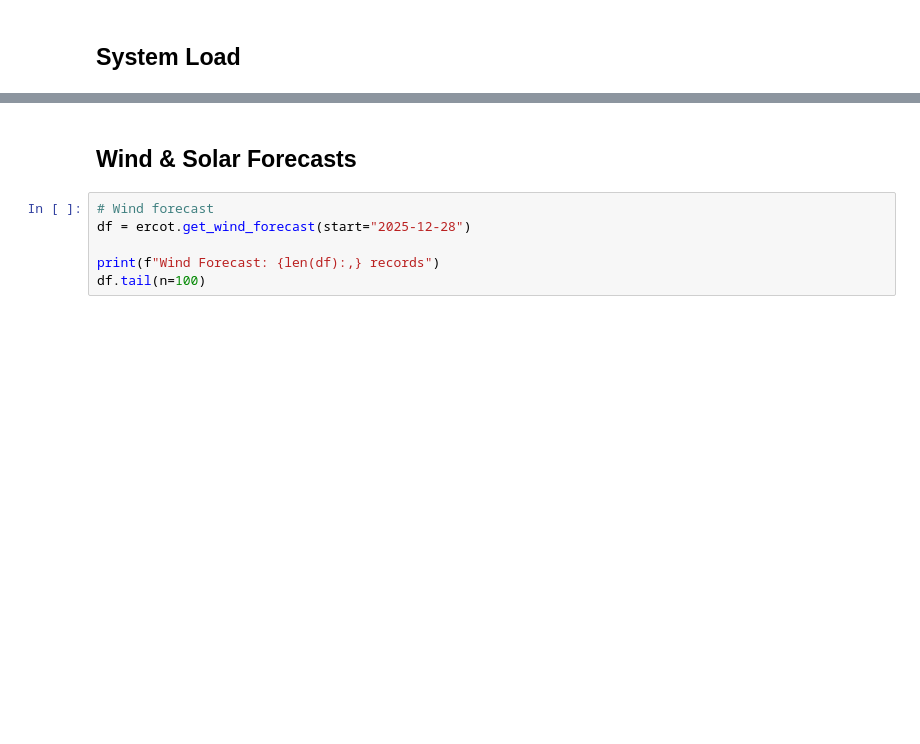
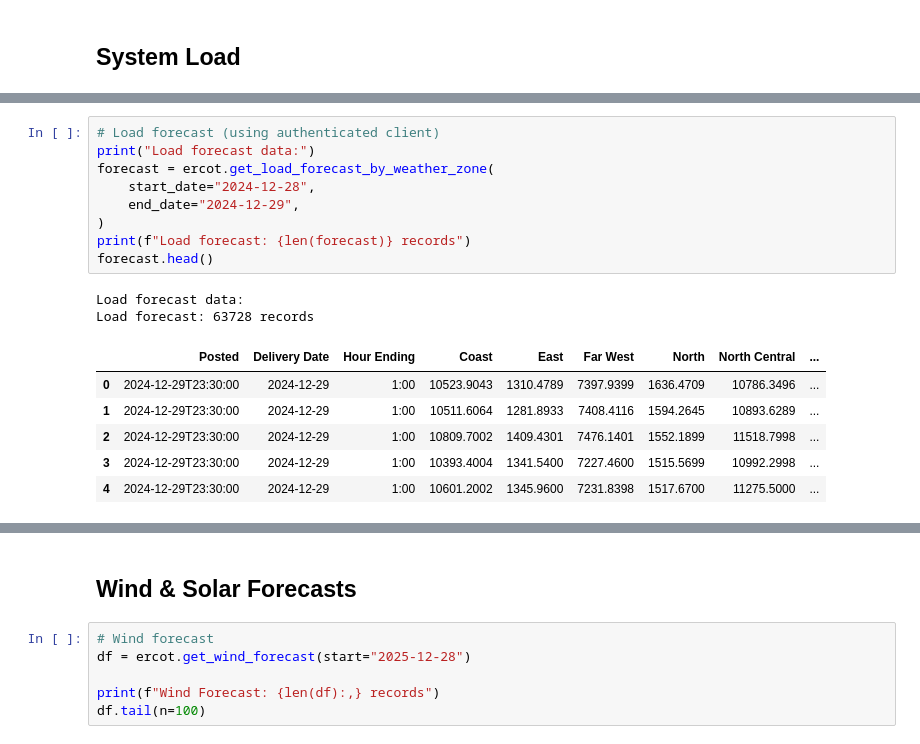
Before and after one commit to kvkenyon/tinygrid, a Jupyter notebook: examples/ercot_demo.ipynb, the cells around one changed output, grey strips where cells are left out. Drawn from its saved outputs; the diff is of its cells as text; blank space fills up the shorter version.

```diff
--- a/examples/ercot_demo.ipynb
+++ b/examples/ercot_demo.ipynb
@@ -287,0 +375,18 @@ DAM Shadow Prices: 730 records
+# %%
+# Load forecast (using authenticated client)
+print("Load forecast data:")
+forecast = ercot.get_load_forecast_by_weather_zone(
+    start_date="2024-12-28",
+    end_date="2024-12-29",
+)
+print(f"Load forecast: {len(forecast)} records")
+forecast.head()
+# %% [output]
+Load forecast data:
+Load forecast: 63728 records
+|  | Posted | Delivery Date | Hour Ending | Coast | East | Far West | North | North Central | ... |
+| 0 | 2024-12-29T23:30:00 | 2024-12-29 | 1:00 | 10523.9043 | 1310.4789 | 7397.9399 | 1636.4709 | 10786.3496 | ... |
+| 1 | 2024-12-29T23:30:00 | 2024-12-29 | 1:00 | 10511.6064 | 1281.8933 | 7408.4116 | 1594.2645 | 10893.6289 | ... |
+| 2 | 2024-12-29T23:30:00 | 2024-12-29 | 1:00 | 10809.7002 | 1409.4301 | 7476.1401 | 1552.1899 | 11518.7998 | ... |
+| 3 | 2024-12-29T23:30:00 | 2024-12-29 | 1:00 | 10393.4004 | 1341.5400 | 7227.4600 | 1515.5699 | 10992.2998 | ... |
+| 4 | 2024-12-29T23:30:00 | 2024-12-29 | 1:00 | 10601.2002 | 1345.9600 | 7231.8398 | 1517.6700 | 11275.5000 | ... |
```
Also changed, not shown: parts of 18 cells of this notebook, 9 other files.
